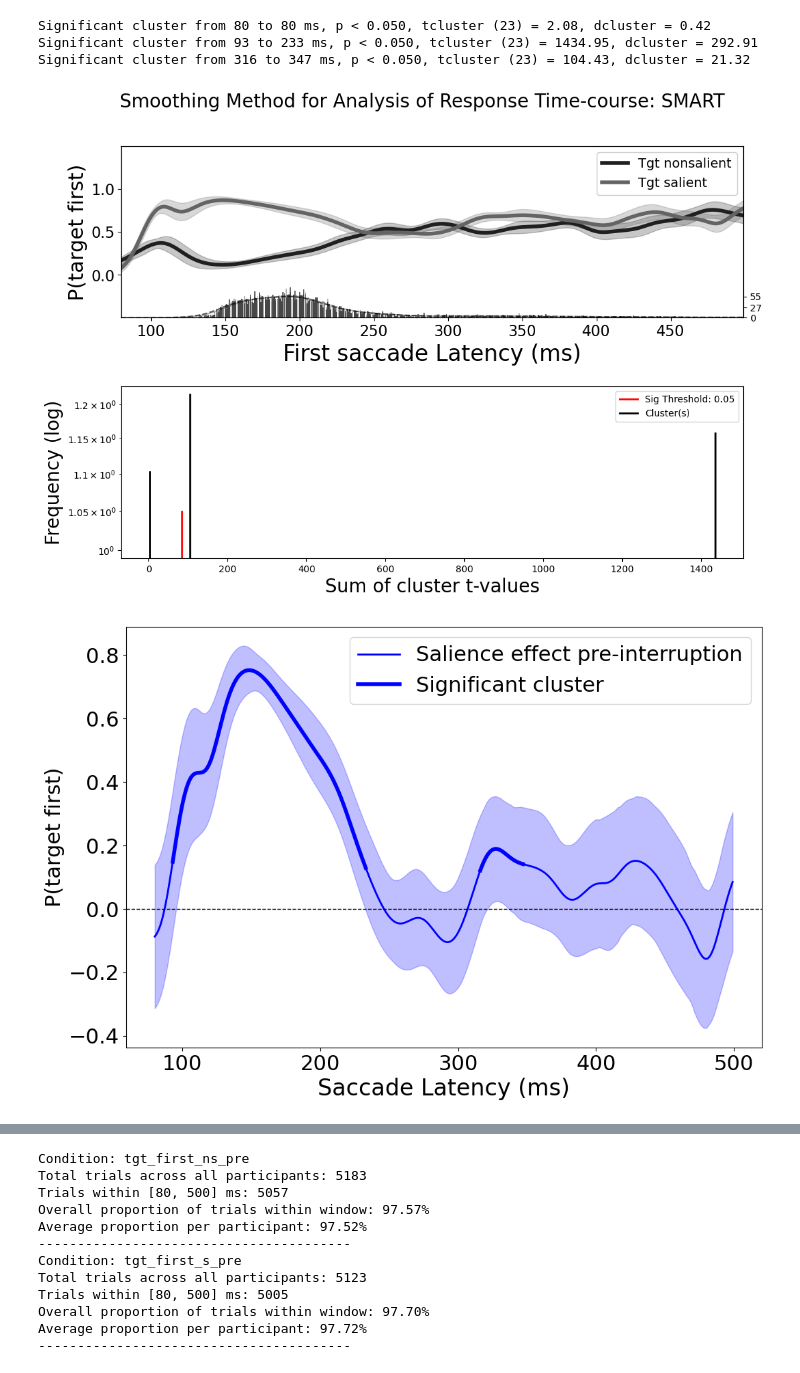
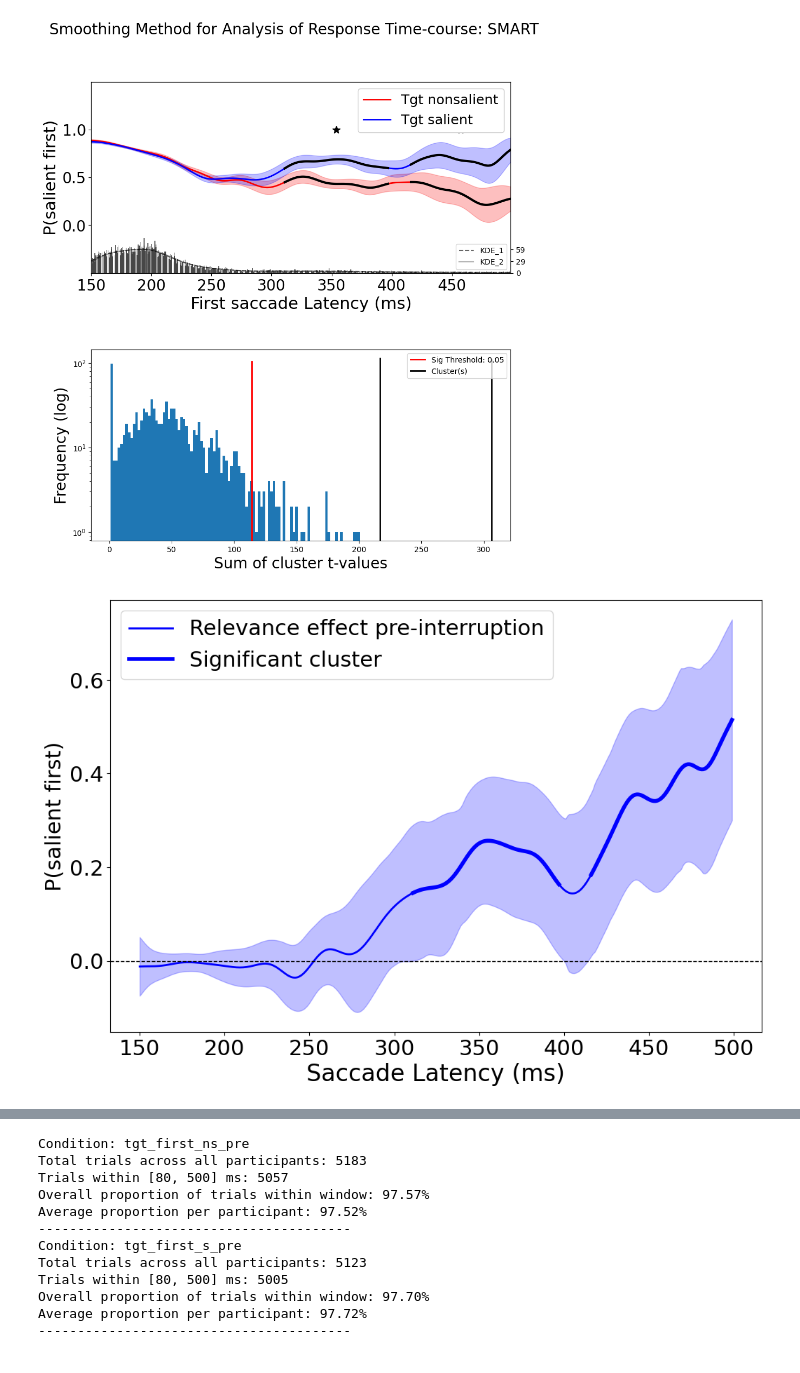
Before and after one commit to cami-uche-enwe/eye-search-analysis, a Jupyter notebook: SMART/runSMART.ipynb, the cells around one changed output, grey strips where cells are left out. Cells and saved outputs as stored; diff of their text form; code cells hidden in the pictures.

Commit message:
SMART on sal and rel, SMART on nsnt, model fitting from EvH

```diff
--- a/SMART/runSMART.ipynb
+++ b/SMART/runSMART.ipynb
@@ -26,6 +26,8 @@ import numpy as np
 import pandas as pd
 import seaborn as sns
 import matplotlib.pyplot as plt
+import model_funcs
+import os
 from scipy.stats import sem, t
 
 t = time.time()
@@ -33,7 +35,7 @@ t = time.time()
 from SMARTClass import SMART
 
 # Settings
-fName = '/Users/camillaucheomaenwereuzor/Desktop/Coding/eye-search-analysis/SMART/allfiltered.p'
+fNameSAL = 'allfilteredSAL.p'
 depVar1 = 'tgt_first_ns_pre'
 timeVar1 ='sacc_lat_ns_pre'
 depVar2 = 'tgt_first_s_pre'
@@ -43,45 +45,52 @@ timeVar3 = 'sacc_lat_ns_post'
 depVar4 = 'tgt_first_s_post'
 timeVar4 = 'sacc_lat_s_post'
 
+fNameREL = 'allfilteredREL.p'
+depVar1 = 'sal_first_ns_pre'
+timeVar1 ='sacc_lat_ns_pre'
+depVar2 = 'sal_first_s_pre'
+timeVar2 = 'sacc_lat_s_pre'
+depVar3 = 'sal_first_ns_post'
+timeVar3 = 'sacc_lat_ns_post'
+depVar4 = 'sal_first_s_post'
+timeVar4 = 'sacc_lat_s_post'
 
 krnSize = 10
-minTime = 80 # TODO what do i choose here? 80 is min allowed sacc latency, or should it be 0?
+minTime =150
 maxTime = 500
 stepTime = 1
-nPerm = 1
+nPerm = 1000 #2000
 baseline = 0.5
 sigLevel = 0.05
 # %%
 # ==============================================================================
-# # Salience effect pre interruption (tgt_first_ns_pre vs tgt_first_s_pre) - Blue - Red
+# # Salience effect pre interruption (tgt_first_ns_pre vs tgt_first_s_pre)
 # ==============================================================================
 
 # Initialize and run SMART analysis
 pairedSamp1 = SMART(fName, depVar1, timeVar1, depVar2, timeVar2)
 pairedSamp1.runSmooth(krnSize, minTime, maxTime, stepTime)
 pairedSamp1.runPermutations(nPerm)
 pairedSamp1.runStats(sigLevel)
+# print(pairedSamp1.smooth_dv1)
 
 # Original plot for pairedSamp1
 pairedSamp1.runPlot()
 cf = plt.gcf()
-cf.set_size_inches(12, 8)  # Increase figure size for clarity
-pairedSamp1.ax1.legend(['Tgt nonsalient','Tgt salient'], prop={"size": 14}, loc=1, framealpha=1, fancybox=True)
-pairedSamp1.ax1.set_xlabel('First saccade Latency (ms)', fontsize=24)
-pairedSamp1.ax1.set_ylabel('P(target first)', size=22)
+cf.set_size_inches(10, 11)  # Increase figure size for clarity
+pairedSamp1.ax1.legend(['Tgt nonsalient','Tgt salient'], prop={"size": 18}, loc=1, framealpha=1, fancybox=True)
+pairedSamp1.ax1.set_xlabel('First saccade Latency (ms)', fontsize=22)
+pairedSamp1.ax1.set_ylabel('P(salient first)', size=22)
 
 # Adjust tick font sizes for x and y axes
-pairedSamp1.ax1.tick_params(axis='x', labelsize=16)  # Adjust x-axis tick font size
-pairedSamp1.ax1.tick_params(axis='y', labelsize=16)  # Adjust y-axis tick font size
+pairedSamp1.ax1.tick_params(axis='x', labelsize=20)  # Adjust x-axis tick font size
+pairedSamp1.ax1.tick_params(axis='y', labelsize=20)  # Adjust y-axis tick font size
 # pairedSamp1.ax1.set_ylim([-0.31, 1.51])
 pairedSamp1.ax1.set_yticks([0, 0.5, 1.0]) # Set y-axis ticks to 0, 0.5, 1.0
 
 plt.subplots_adjust(hspace=0.4)
 # %% [output]
-Significant cluster from 80 to 80 ms, p < 0.050, tcluster (23) = 2.08, dcluster = 0.42
-Significant cluster from 93 to 233 ms, p < 0.050, tcluster (23) = 1434.95, dcluster = 292.91
-Significant cluster from 316 to 347 ms, p < 0.050, tcluster (23) = 104.43, dcluster = 21.32
-[figure, old version]
+[figure, new version]
 # %%
 # ==============================================================================
 # Difference Plot with Red/Blue Bold Lines for Significant Clusters
@@ -100,7 +109,7 @@ diff_conf95 = 1.96 * sem_diff
 fig, ax = plt.subplots(figsize=(12, 8))
 
 # Plot the difference line
-ax.plot(pairedSamp1.timeVect, difference, color='blue', linewidth=2, label='Salience effect pre-interruption')
+ax.plot(pairedSamp1.timeVect, difference, color='blue', linewidth=2, label='Relevance effect pre-interruption')
 # Plot the difference line
 
 
@@ -124,19 +133,19 @@ ax.axhline(0, color='black', linestyle='--', linewidth=1)
 # ax.set_xlim([125, 325])  # Extra space before 120ms and after 300ms
 # ax.set_ylim([-0.2, 1.0])  # Adjust based on your data
 ax.set_xlabel('Saccade Latency (ms)', fontsize=24)
-ax.set_ylabel('P(target first)', fontsize=22)
+ax.set_ylabel('P(salient first)', fontsize=22)
 ax.tick_params(axis='x', labelsize=22)
 ax.tick_params(axis='y', labelsize=22)
 # Add a legend
 custom_lines = [
-    plt.Line2D([0], [0], color='blue', linewidth=2, label='Salience effect pre-interruption'),
+    plt.Line2D([0], [0], color='blue', linewidth=2, label='Relevance effect pre-interruption'),
     plt.Line2D([0], [0], color='blue', linewidth=4, label='Significant cluster')
 ]
 ax.legend(handles=custom_lines, loc='best', fontsize=22)
 # Show the plot
 plt.show()
 # %% [output]
-[figure, old version]
+[figure, new version]
 # %%
 # TODO what's the difference between this and plot above? just calculating 95%CI instead of SEM?
 # ==============================================================================
```
Also changed, not shown: parts of 14 cells of this notebook, 16 other files.
